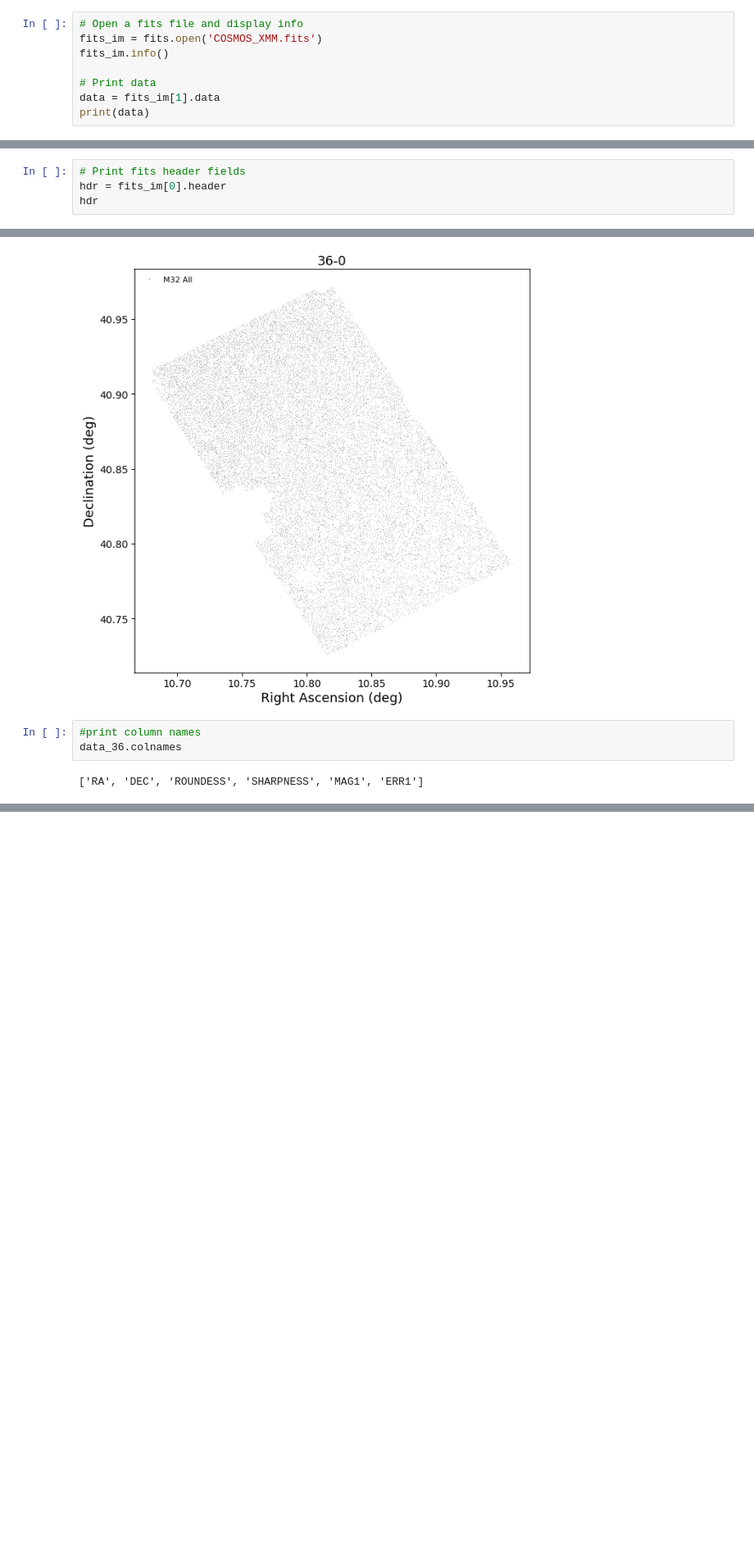
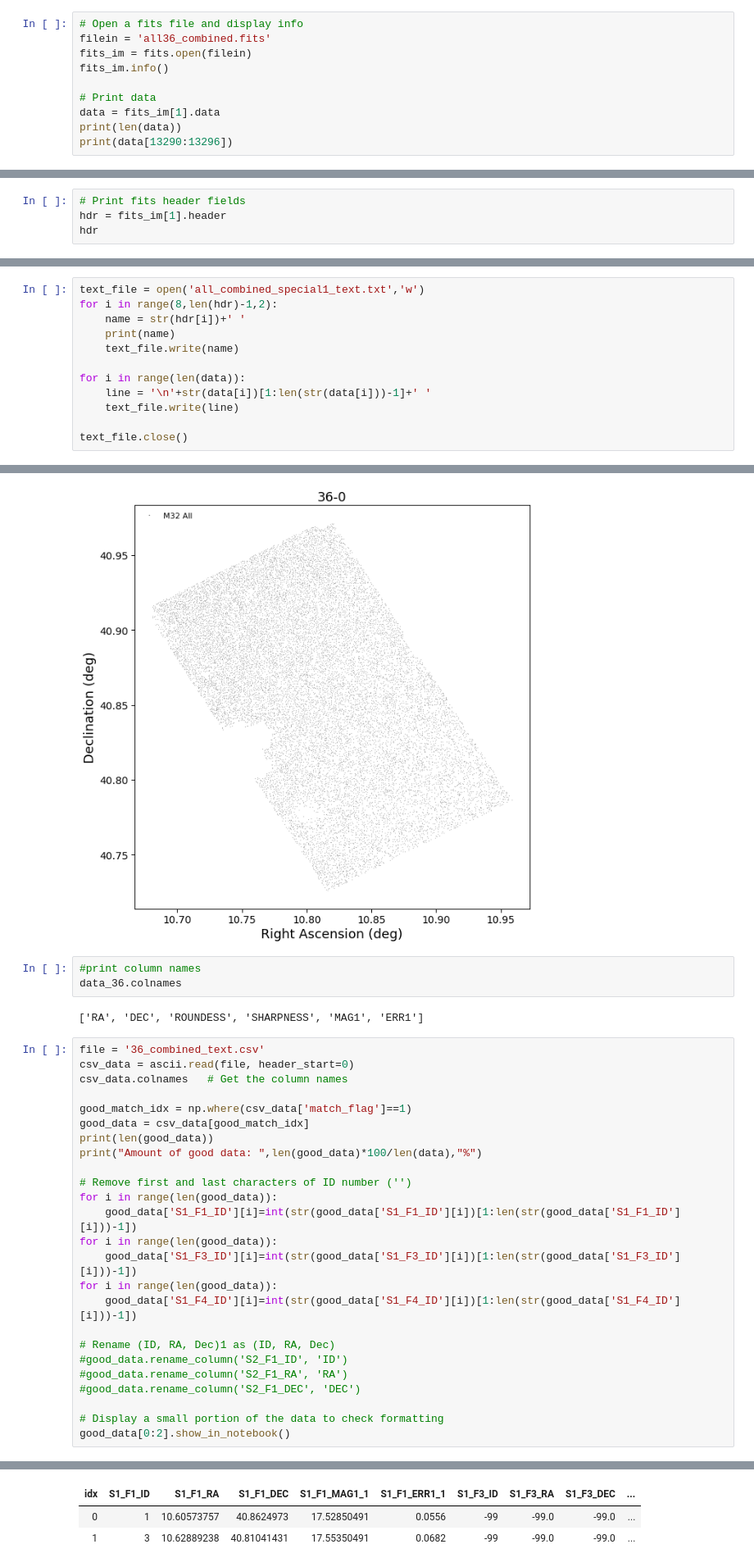
Before and after one commit to MichaelSharp7/M32, a Jupyter notebook: M32_cat.ipynb, the cells around one changed output, grey strips where cells are left out. Shown: that part at 82% size. Cells and saved outputs as stored; diff of their text form; blank space fills up the shorter version.

```diff
--- a/M32_cat.ipynb
+++ b/M32_cat.ipynb
@@ -24,10 +26,12 @@ sns.set_context("paper")   # "paper", "notebook", "talk", "poster"
 # Fits Files
 # %%
 # Open a fits file and display info
-fits_im = fits.open('COSMOS_XMM.fits')
+filein = 'all36_combined.fits'
+fits_im = fits.open(filein)
 fits_im.info()
 
 # Print data
 data = fits_im[1].data
-print(data)
+print(len(data))
+print(data[13290:13296])
 # %% [output]
@@ -44,5 +51,5 @@ No.    Name      Ver    Type      Cards   Dimensions   Format
 # %%
 # Print fits header fields
-hdr = fits_im[0].header
+hdr = fits_im[1].header
 hdr
 # %% [output]
@@ -64,0 +73,12 @@ NTABLE  =                    1 / Number of following BINTABLE HDUs
+# %%
+text_file = open('all_combined_special1_text.txt','w')
+for i in range(8,len(hdr)-1,2):
+    name = str(hdr[i])+' '
+    print(name)
+    text_file.write(name)
+
+for i in range(len(data)):
+    line = '\n'+str(data[i])[1:len(str(data[i]))-1]+' '
+    text_file.write(line)
+
+text_file.close()
@@ -181,3 +227,29 @@ loc_plot('MAG_S1_0.csv','36','0')
 data_36.colnames
 # %% [output]
 ['RA', 'DEC', 'ROUNDESS', 'SHARPNESS', 'MAG1', 'ERR1']
+# %%
+file = '36_combined_text.csv'
+csv_data = ascii.read(file, header_start=0)
+csv_data.colnames   # Get the column names
+
+good_match_idx = np.where(csv_data['match_flag']==1)
+good_data = csv_data[good_match_idx]
+print(len(good_data))
+print("Amount of good data: ",len(good_data)*100/len(data),"%")
+
+# Remove first and last characters of ID number ('')
+for i in range(len(good_data)):
+    good_data['S1_F1_ID'][i]=int(str(good_data['S1_F1_ID'][i])[1:len(str(good_data['S1_F1_ID'][i]))-1])
+for i in range(len(good_data)):
+    good_data['S1_F3_ID'][i]=int(str(good_data['S1_F3_ID'][i])[1:len(str(good_data['S1_F3_ID'][i]))-1])
+for i in range(len(good_data)):
+    good_data['S1_F4_ID'][i]=int(str(good_data['S1_F4_ID'][i])[1:len(str(good_data['S1_F4_ID'][i]))-1])
+
+# Rename (ID, RA, Dec)1 as (ID, RA, Dec)
+#good_data.rename_column('S2_F1_ID', 'ID')
+#good_data.rename_column('S2_F1_RA', 'RA')
+#good_data.rename_column('S2_F1_DEC', 'DEC')
+
+# Display a small portion of the data to check formatting
+good_data[0:2].show_in_notebook()
+# %% [output]
@@ -183,0 +259,3 @@ data_36.colnames
+| idx | S1_F1_ID | S1_F1_RA | S1_F1_DEC | S1_F1_MAG1_1 | S1_F1_ERR1_1 | S1_F3_ID | S1_F3_RA | S1_F3_DEC | ... |
+| 0 | 1 | 10.60573757 | 40.8624973 | 17.52850491 | 0.0556 | -99 | -99.0 | -99.0 | ... |
+| 1 | 3 | 10.62889238 | 40.81041431 | 17.55350491 | 0.0682 | -99 | -99.0 | -99.0 | ... |
```
Also changed, not shown: parts of 17 cells of this notebook, 2 other files.
